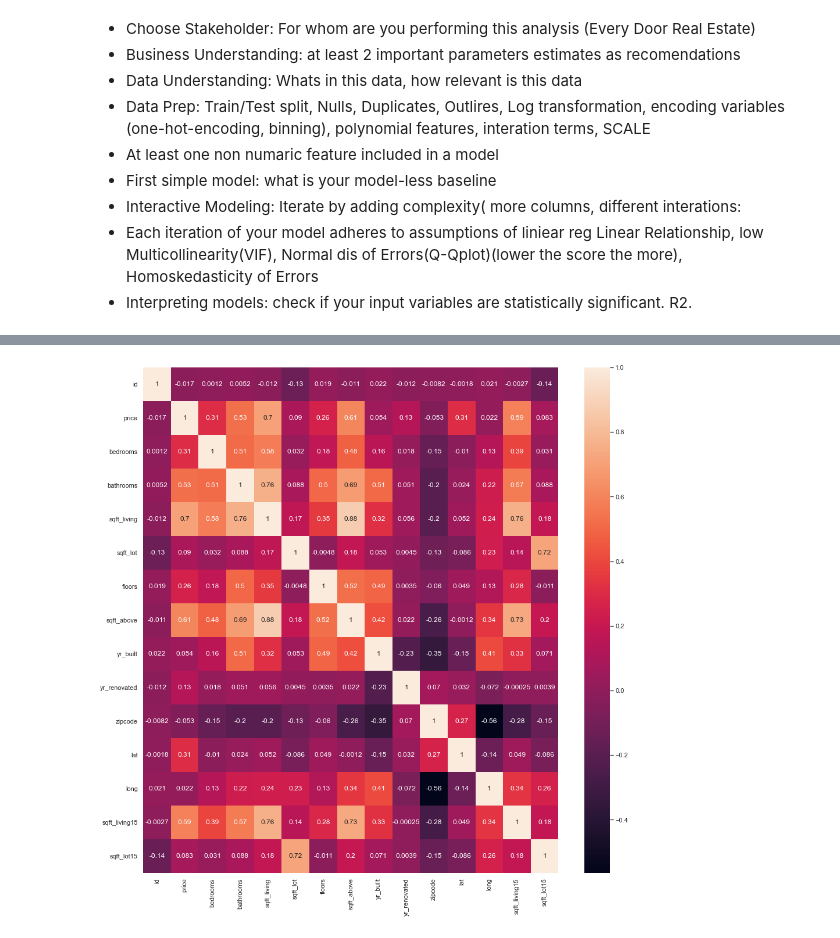
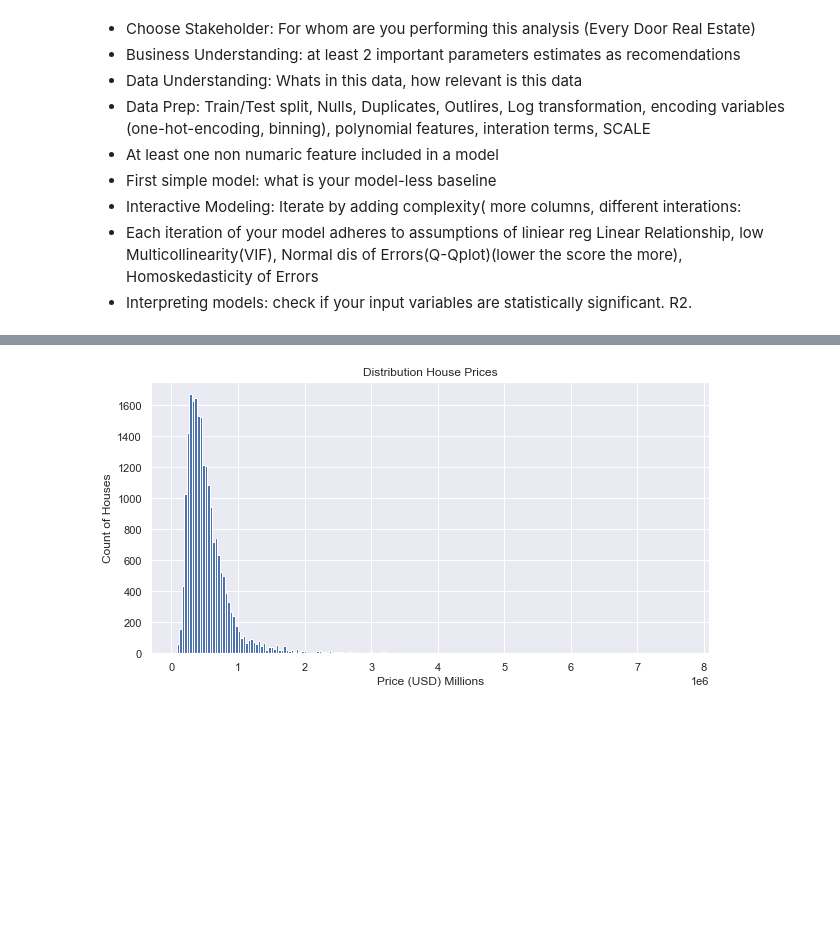
Before and after one commit to 281clo/King_County_House_Data_Analysis, a Jupyter notebook: Project.ipynb, the cells around one changed output, grey strips where cells are left out. Saved outputs shown, nothing was run; the diff lists cells and outputs as text; code cells hidden in the pictures; blank space fills up the shorter version.

```diff
--- a/Project.ipynb
+++ b/Project.ipynb
@@ -46,7 +86,10 @@ df.corr()
-# %%
-sns.set(rc={'figure.figsize':(16, 16)})
-
-# Use the .heatmap method to depict the relationships visually!
-sns.heatmap(df.corr(), annot=True);
-# %% [output]
-[figure, removed]
+# %%
+fig, ax = plt.subplots(figsize=(10, 5))
+
+ax.hist((y_train), bins=200)
+
+ax.set_xlabel("Price (USD) Millions")
+ax.set_ylabel("Count of Houses")
+ax.set_title("Distribution House Prices");
+# %% [output]
+[figure, added]
```
Also changed, not shown: parts of 21 cells of this notebook.
